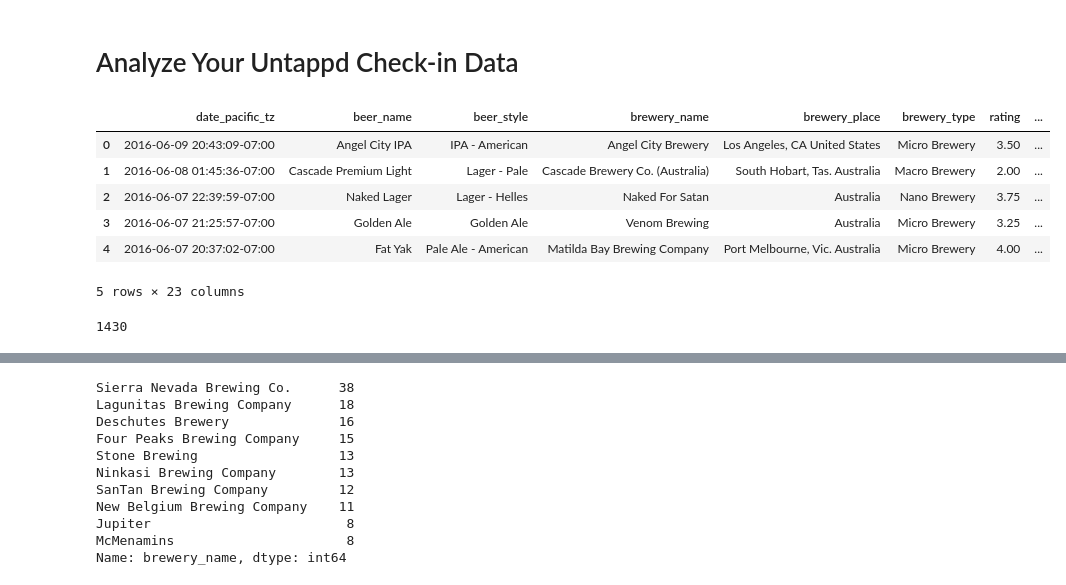
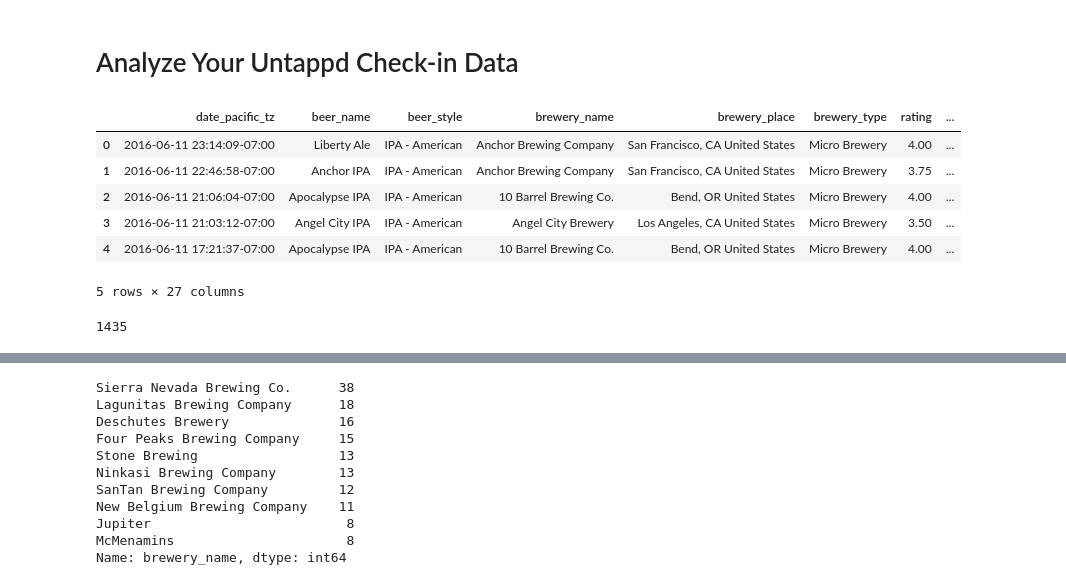
Before and after one commit to gboeing/data-visualization, a Jupyter notebook: untappd-beer-history/untappd_analysis.ipynb, the cells around one changed output, grey strips where cells are left out. Drawn from its saved outputs; the diff is of its cells as text; code cells hidden in the pictures.

```diff
--- a/untappd-beer-history/untappd_analysis.ipynb
+++ b/untappd-beer-history/untappd_analysis.ipynb
@@ -5,15 +8,17 @@ import pandas as pd
 # %%
-df = pd.read_csv('data/untappd_details.csv', encoding='utf-8')
+df = pd.read_csv('data/untappd_details_geocoded_timezone.csv', encoding='utf-8')
+df['date_pacific_tz'] = df['date_pacific_tz'].map(lambda x: date_parser.parse(x))
+df['date_local_tz'] = df['date_local_tz'].map(lambda x: date_parser.parse(x))
 df.head()
 # %% [output]
 |  | date_pacific_tz | beer_name | beer_style | brewery_name | brewery_place | brewery_type | rating | ... |
-| 0 | 2016-06-09 20:43:09-07:00 | Angel City IPA | IPA - American | Angel City Brewery | Los Angeles, CA United States | Micro Brewery | 3.50 | ... |
-| 1 | 2016-06-08 01:45:36-07:00 | Cascade Premium Light | Lager - Pale | Cascade Brewery Co. (Australia) | South Hobart, Tas. Australia | Macro Brewery | 2.00 | ... |
-| 2 | 2016-06-07 22:39:59-07:00 | Naked Lager | Lager - Helles | Naked For Satan | Australia | Nano Brewery | 3.75 | ... |
-| 3 | 2016-06-07 21:25:57-07:00 | Golden Ale | Golden Ale | Venom Brewing | Australia | Micro Brewery | 3.25 | ... |
-| 4 | 2016-06-07 20:37:02-07:00 | Fat Yak | Pale Ale - American | Matilda Bay Brewing Company | Port Melbourne, Vic. Australia | Micro Brewery | 4.00 | ... |
+| 0 | 2016-06-11 23:14:09-07:00 | Liberty Ale | IPA - American | Anchor Brewing Company | San Francisco, CA United States | Micro Brewery | 4.00 | ... |
+| 1 | 2016-06-11 22:46:58-07:00 | Anchor IPA | IPA - American | Anchor Brewing Company | San Francisco, CA United States | Micro Brewery | 3.75 | ... |
+| 2 | 2016-06-11 21:06:04-07:00 | Apocalypse IPA | IPA - American | 10 Barrel Brewing Co. | Bend, OR United States | Micro Brewery | 4.00 | ... |
+| 3 | 2016-06-11 21:03:12-07:00 | Angel City IPA | IPA - American | Angel City Brewery | Los Angeles, CA United States | Micro Brewery | 3.50 | ... |
+| 4 | 2016-06-11 17:21:37-07:00 | Apocalypse IPA | IPA - American | 10 Barrel Brewing Co. | Bend, OR United States | Micro Brewery | 4.00 | ... |
-5 rows × 23 columns
+5 rows × 27 columns
 # %%
 len(df)
 # %% [output]
-1430
+1435
```
Also changed, not shown: parts of 30 cells of this notebook, 11 other files.
